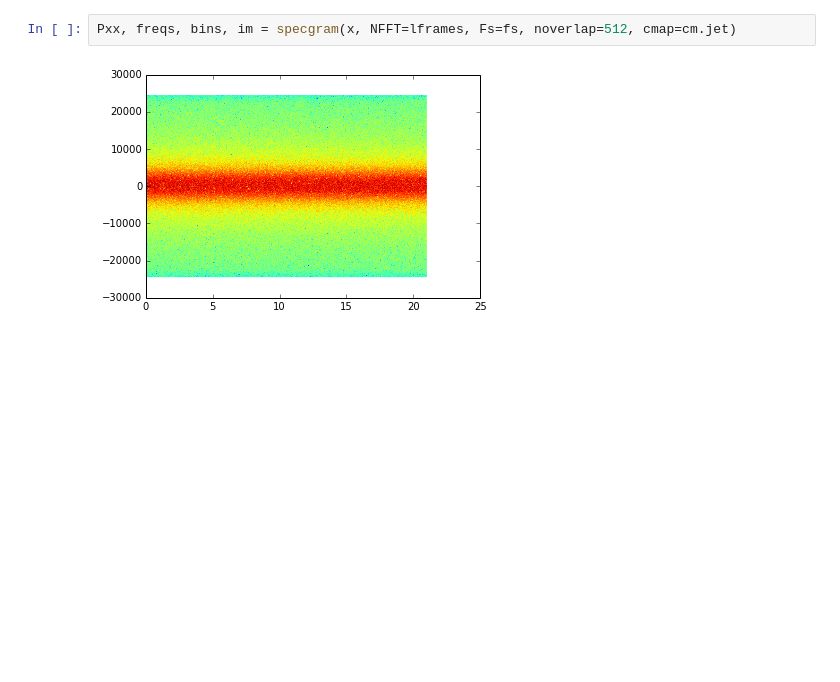
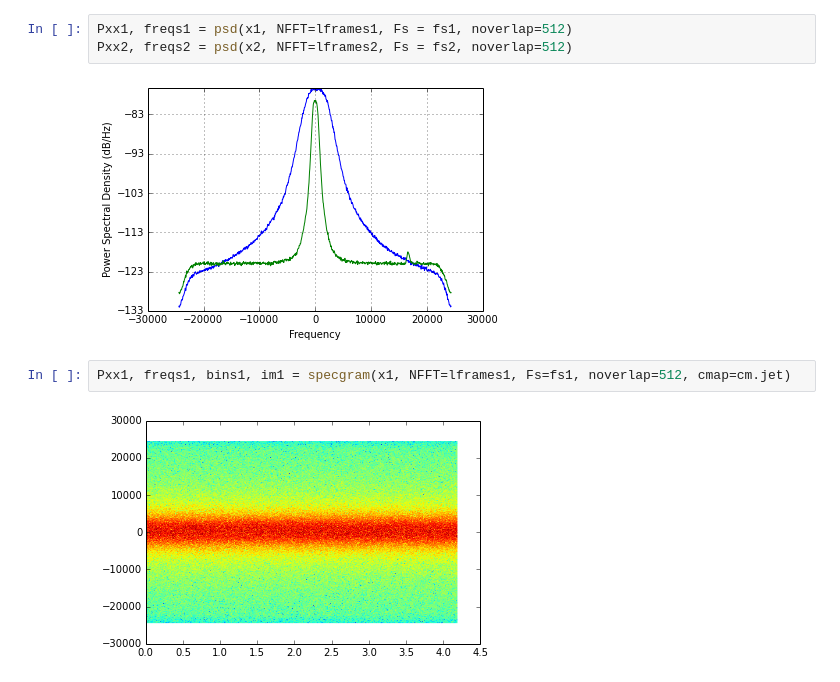
Before and after one commit to xaratustrah/iqtools, a Jupyter notebook: spectrum.ipynb, the cells around one changed output. Saved outputs shown, nothing was run; the diff lists cells and outputs as text; blank space fills up the shorter version.

```diff
--- a/spectrum.ipynb
+++ b/spectrum.ipynb
@@ -28,4 +38,9 @@ Pxx, freqs = psd(x, NFFT=lframes, Fs = fs, noverlap=512)
+# %%
+Pxx1, freqs1 = psd(x1, NFFT=lframes1, Fs = fs1, noverlap=512)
+Pxx2, freqs2 = psd(x2, NFFT=lframes2, Fs = fs2, noverlap=512)
+# %% [output]
+[figure, added]
 # %%
-Pxx, freqs, bins, im = specgram(x, NFFT=lframes, Fs=fs, noverlap=512, cmap=cm.jet)
+Pxx1, freqs1, bins1, im1 = specgram(x1, NFFT=lframes1, Fs=fs1, noverlap=512, cmap=cm.jet)
 # %% [output]
-[figure, old version]
+[figure, new version]
```
Also changed, not shown: parts of 14 cells of this notebook, 3 other files.
